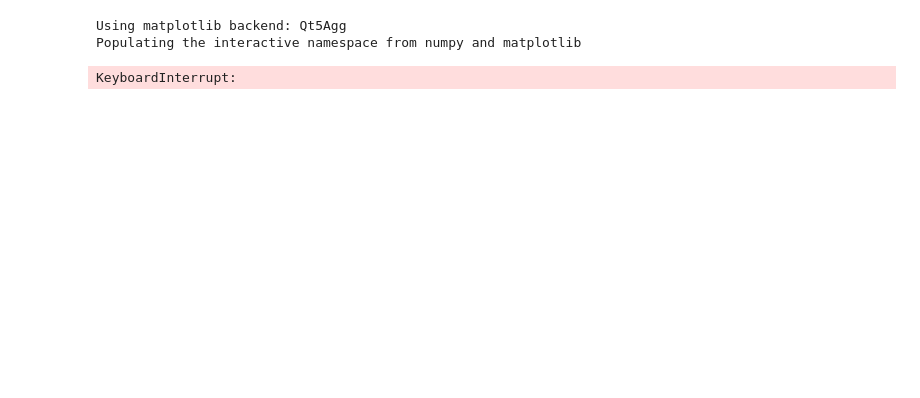
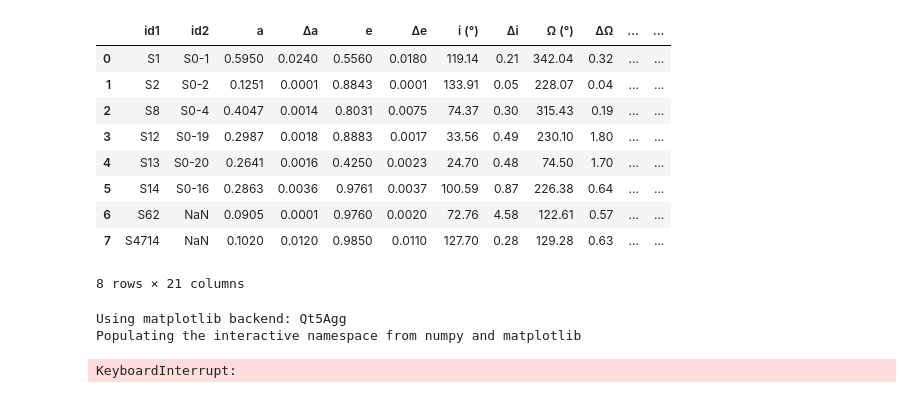
Before and after one commit to tairaeli/cmse202_honors_project, a Jupyter notebook: 2D_orbit_simulation/2d_orbit_example.ipynb, the cells around one changed output. Cells and saved outputs as stored; diff of their text form; code cells hidden in the pictures; blank space fills up the shorter version.

Commit message:
Sagg data

```diff
--- a/2D_orbit_simulation/2d_orbit_example.ipynb
+++ b/2D_orbit_simulation/2d_orbit_example.ipynb
@@ -4,3 +5,18 @@ import numpy as np
+# %%
+SagittariusA_df = pd.read_excel("SagittariusA_data.xlsx")
+
+SagittariusA_df.head(10)
+# %% [output]
+|  | id1 | id2 | a | Δa | e | Δe | i (°) | Δi | Ω (°) | ΔΩ | ... | ... |
+| 0 | S1 | S0-1 | 0.5950 | 0.0240 | 0.5560 | 0.0180 | 119.14 | 0.21 | 342.04 | 0.32 | ... | ... |
+| 1 | S2 | S0-2 | 0.1251 | 0.0001 | 0.8843 | 0.0001 | 133.91 | 0.05 | 228.07 | 0.04 | ... | ... |
+| 2 | S8 | S0-4 | 0.4047 | 0.0014 | 0.8031 | 0.0075 | 74.37 | 0.30 | 315.43 | 0.19 | ... | ... |
+| 3 | S12 | S0-19 | 0.2987 | 0.0018 | 0.8883 | 0.0017 | 33.56 | 0.49 | 230.10 | 1.80 | ... | ... |
+| 4 | S13 | S0-20 | 0.2641 | 0.0016 | 0.4250 | 0.0023 | 24.70 | 0.48 | 74.50 | 1.70 | ... | ... |
+| 5 | S14 | S0-16 | 0.2863 | 0.0036 | 0.9761 | 0.0037 | 100.59 | 0.87 | 226.38 | 0.64 | ... | ... |
+| 6 | S62 | NaN | 0.0905 | 0.0001 | 0.9760 | 0.0020 | 72.76 | 4.58 | 122.61 | 0.57 | ... | ... |
+| 7 | S4714 | NaN | 0.1020 | 0.0120 | 0.9850 | 0.0110 | 127.70 | 0.28 | 129.28 | 0.63 | ... | ... |
+8 rows × 21 columns
 # %%
 %reload_ext autoreload
 %autoreload 2
```
Also changed, not shown: parts of 2 cells of this notebook, 2 other files.
